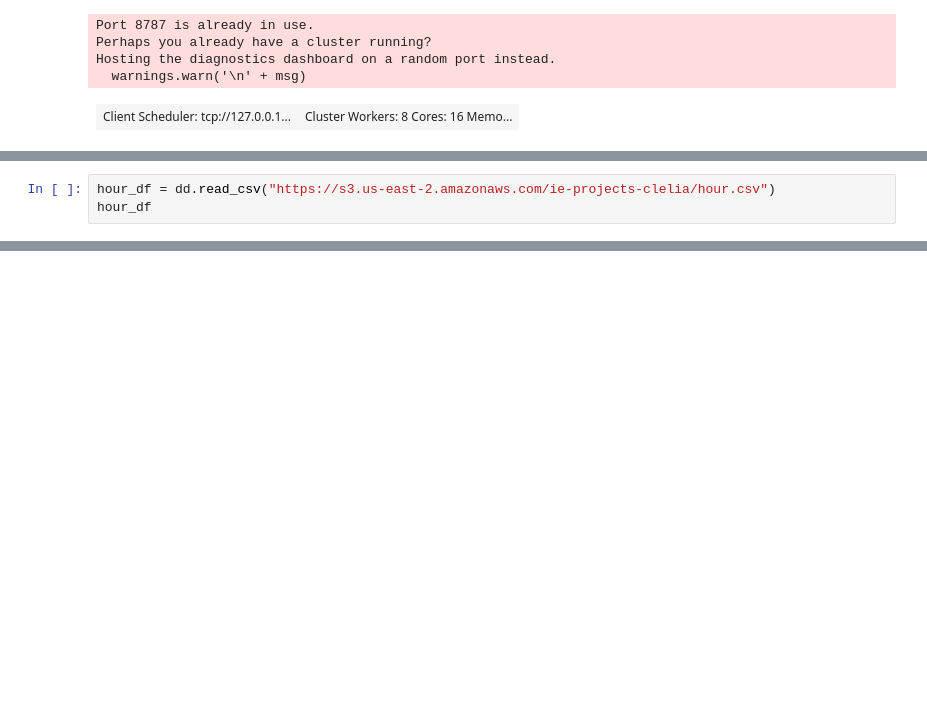
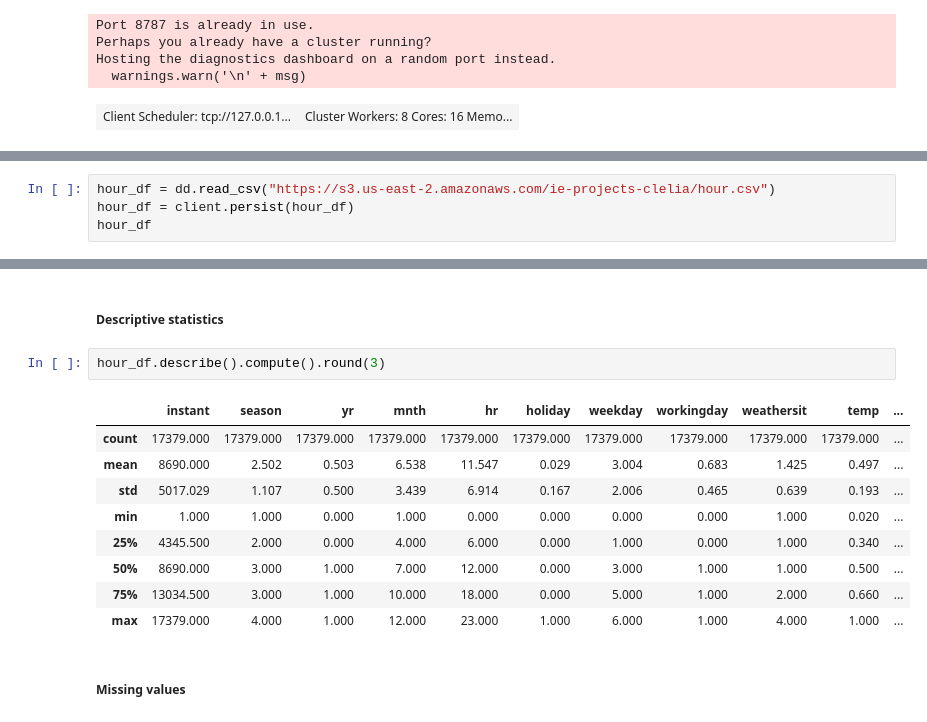
Before and after one commit to cleliacrv/python-dask-assignment, a Jupyter notebook: Python Dask Assignment.ipynb, the cells around one changed output, grey strips where cells are left out. Drawn from its saved outputs; the diff is of its cells as text; blank space fills up the shorter version.

```diff
--- a/Python Dask Assignment.ipynb
+++ b/Python Dask Assignment.ipynb
@@ -30,5 +62,6 @@ Hosting the diagnostics dashboard on a random port instead.
 # %%
 hour_df = dd.read_csv("https://s3.us-east-2.amazonaws.com/ie-projects-clelia/hour.csv")
+hour_df = client.persist(hour_df)
 hour_df
 # %% [output]
 Dask DataFrame Structure:
@@ -39,0 +82,16 @@ Dask Name: from-delayed, 3 tasks
+# %% [markdown]
+##### Descriptive statistics
+# %%
+hour_df.describe().compute().round(3)
+# %% [output]
+|  | instant | season | yr | mnth | hr | holiday | weekday | workingday | weathersit | temp | ... |
+| count | 17379.000 | 17379.000 | 17379.000 | 17379.000 | 17379.000 | 17379.000 | 17379.000 | 17379.000 | 17379.000 | 17379.000 | ... |
+| mean | 8690.000 | 2.502 | 0.503 | 6.538 | 11.547 | 0.029 | 3.004 | 0.683 | 1.425 | 0.497 | ... |
+| std | 5017.029 | 1.107 | 0.500 | 3.439 | 6.914 | 0.167 | 2.006 | 0.465 | 0.639 | 0.193 | ... |
+| min | 1.000 | 1.000 | 0.000 | 1.000 | 0.000 | 0.000 | 0.000 | 0.000 | 1.000 | 0.020 | ... |
+| 25% | 4345.500 | 2.000 | 0.000 | 4.000 | 6.000 | 0.000 | 1.000 | 0.000 | 1.000 | 0.340 | ... |
+| 50% | 8690.000 | 3.000 | 1.000 | 7.000 | 12.000 | 0.000 | 3.000 | 1.000 | 1.000 | 0.500 | ... |
+| 75% | 13034.500 | 3.000 | 1.000 | 10.000 | 18.000 | 0.000 | 5.000 | 1.000 | 2.000 | 0.660 | ... |
+| max | 17379.000 | 4.000 | 1.000 | 12.000 | 23.000 | 1.000 | 6.000 | 1.000 | 4.000 | 1.000 | ... |
+# %% [markdown]
+##### Missing values
```
Also changed, not shown: parts of 45 cells of this notebook, 33 other files.
